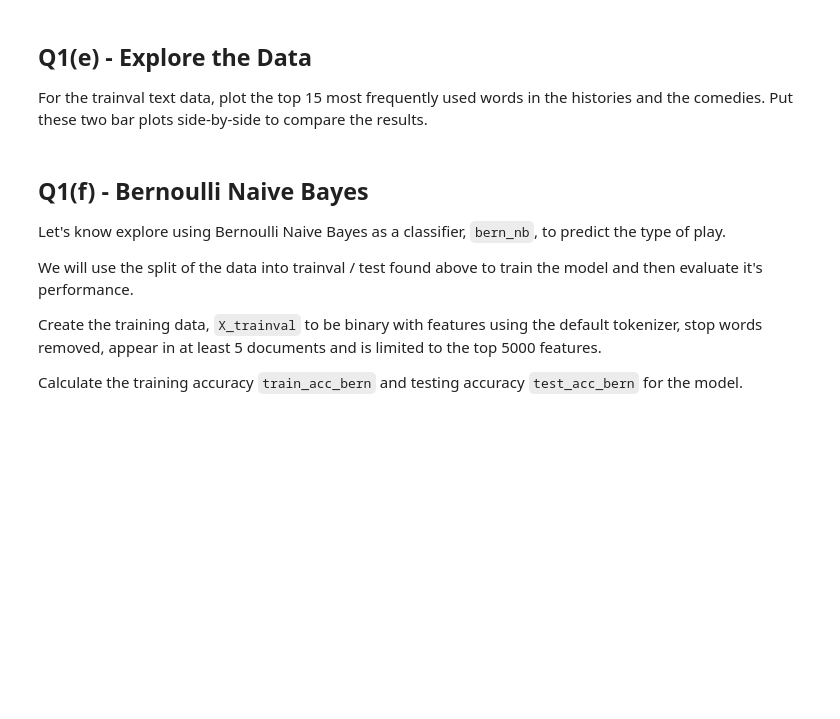
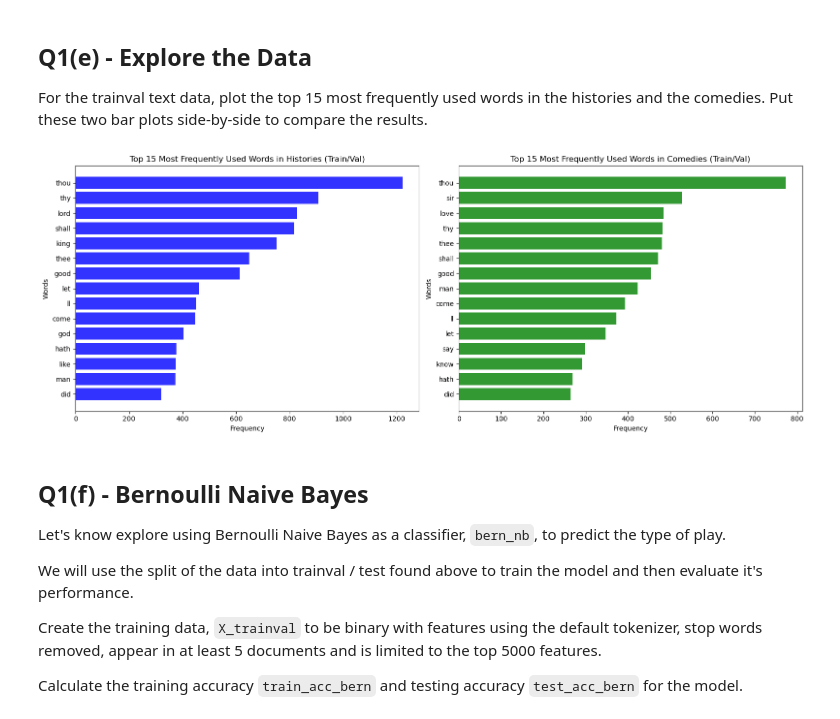
Before and after one commit to Spades5665/MTUClasses, a Jupyter notebook: CS4821-DataMining/a4/a4.ipynb, the cells around one changed output. Cells and saved outputs as stored; diff of their text form; code cells hidden in the pictures; blank space fills up the shorter version.

```diff
--- a/CS4821-DataMining/a4/a4.ipynb
+++ b/CS4821-DataMining/a4/a4.ipynb
@@ -218,8 +240,68 @@ Create a plot showing the top 15 most frequently used words in the trainval text
 
 For the trainval text data, plot the top 15 most frequently used words in the histories and the comedies.  Put these two bar plots side-by-side to compare the results.
 # %%
-# Create a plot of the top 15 most frequently used words in the
-#  Comedies and Histories.
+# Create a plot of the top 15 most frequently used words in the Comedies and Histories.
+
+# Find indices of documents corresponding to histories
+histories_indices = np.where(y_trainval == 1)[0]
+# Find indices of documents corresponding to comedies
+comedies_indices = np.where(y_trainval == 0)[0]
+
+# Extract text data for histories
+histories_text = [text_trainval[i] for i in histories_indices]
+# Extract text data for comedies
+comedies_text = [text_trainval[i] for i in comedies_indices]
+
+# Create document-term count matrix for histories
+dtm_histories = vectorizer.transform(histories_text)
+# Create document-term count matrix for comedies
+dtm_comedies = vectorizer.transform(comedies_text)
+
+# Calculate term frequencies for histories
+term_freq_histories = np.asarray(dtm_histories.sum(axis=0)).ravel()
+# Calculate term frequencies for comedies
+term_freq_comedies = np.asarray(dtm_comedies.sum(axis=0)).ravel()
+
+# Create a dictionary with terms and their frequencies for histories
+term_freq_histories_dict = dict(zip(vocab, term_freq_histories))
+# Create a dictionary with terms and their frequencies for comedies
+term_freq_comedies_dict = dict(zip(vocab, term_freq_comedies))
+
+# Sort the terms by frequency and get the top 15 for histories
+top_terms_histories = sorted(term_freq_histories_dict.items(), key=lambda x: x[1], reverse=True)[:15]
+# Sort the terms by frequency and get the top 15 for comedies
+top_terms_comedies = sorted(term_freq_comedies_dict.items(), key=lambda x: x[1], reverse=True)[:15]
+
+# Extract terms and frequencies for plotting for histories
+top_terms_histories, top_freq_histories = zip(*top_terms_histories)
+# Extract terms and frequencies for plotting for comedies
+top_terms_comedies, top_freq_comedies = zip(*top_terms_comedies)
+
+# Create a figure with subplots
+fig, axs = plt.subplots(1, 2, figsize=(16, 6))
+
+# Plot the top 15 most frequently used words for histories
+axs[0].barh(range(len(top_terms_histories)), top_freq_histories, align='center', alpha=0.8, color='blue')
+axs[0].set_yticks(range(len(top_terms_histories)))
+axs[0].set_yticklabels(top_terms_histories)
+axs[0].set_xlabel('Frequency')
+axs[0].set_ylabel('Words')
+axs[0].set_title('Top 15 Most Frequently Used Words in Histories (Train/Val)')
+axs[0].invert_yaxis()  # Invert y-axis to have the most frequent word on top
+
+# Plot the top 15 most frequently used words for comedies
+axs[1].barh(range(len(top_terms_comedies)), top_freq_comedies, align='center', alpha=0.8, color='green')
+axs[1].set_yticks(range(len(top_terms_comedies)))
+axs[1].set_yticklabels(top_terms_comedies)
+axs[1].set_xlabel('Frequency')
+axs[1].set_ylabel('Words')
+axs[1].set_title('Top 15 Most Frequently Used Words in Comedies (Train/Val)')
+axs[1].invert_yaxis()  # Invert y-axis to have the most frequent word on top
+
+plt.tight_layout()  # Adjust layout to prevent overlap
+plt.show()
+# %% [output]
+[figure, added]
 # %% [markdown]
 <!-- END QUESTION -->
 
```
Also changed, not shown: parts of 7 cells of this notebook.
